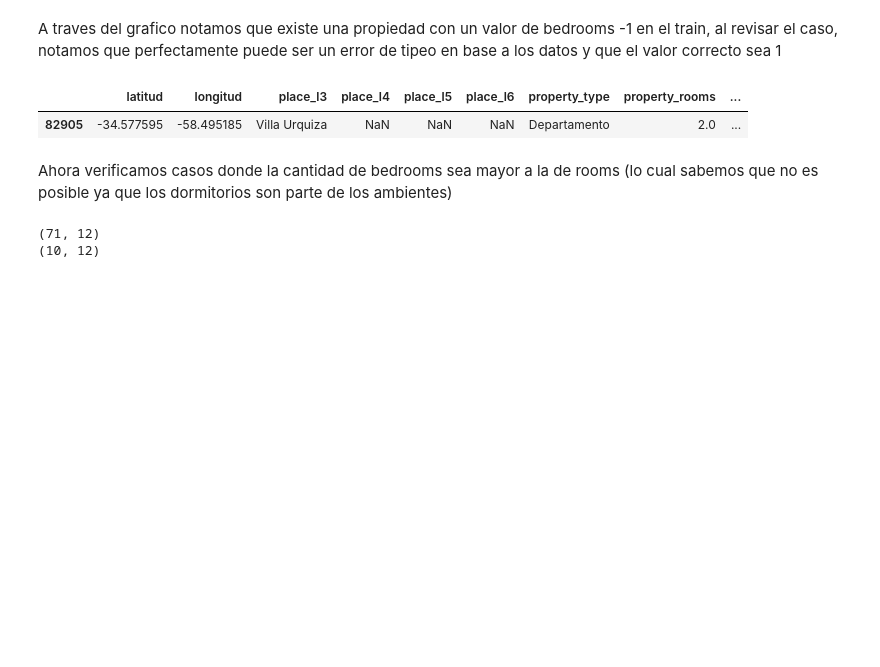
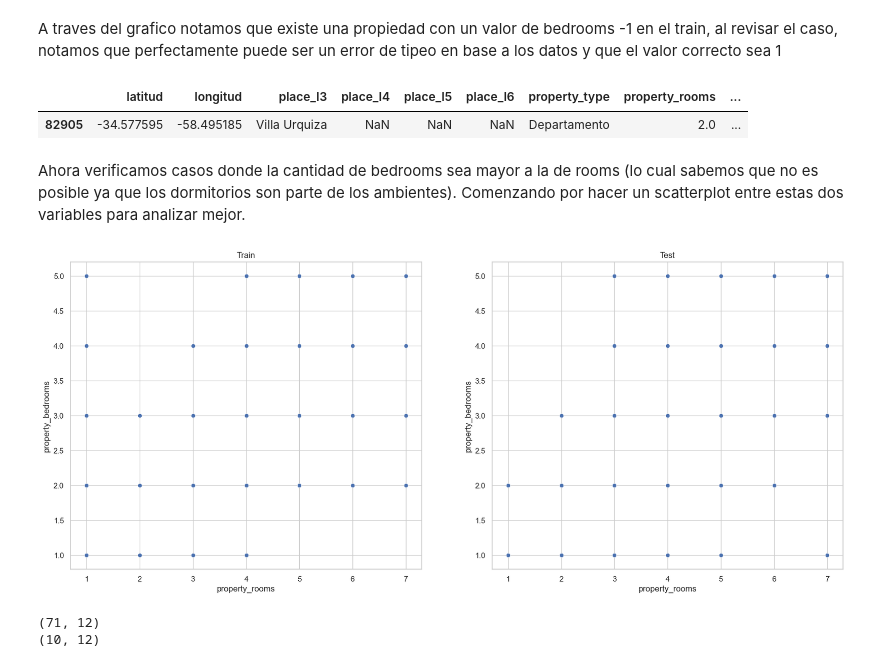
Before and after one commit to franjuarez/7506R-2C2022-GRUPO21, a Jupyter notebook: 7506R_TP1_GRUPO21_ENTREGA.ipynb, the cells around one changed output. Saved outputs shown, nothing was run; the diff lists cells and outputs as text; code cells hidden in the pictures; blank space fills up the shorter version.

Commit message:
scatters roomsvshabiut

```diff
--- a/7506R_TP1_GRUPO21_ENTREGA.ipynb
+++ b/7506R_TP1_GRUPO21_ENTREGA.ipynb
@@ -595,7 +595,23 @@ ds_propiedades_train[ds_propiedades_train['property_bedrooms'] < 0]
 # %%
 ds_propiedades_train.at[82905, 'property_bedrooms'] = 1
 # %% [markdown]
-Ahora verificamos casos donde la cantidad de bedrooms sea mayor a la de rooms (lo cual sabemos que no es posible ya que los dormitorios son parte de los ambientes)
+Ahora verificamos casos donde la cantidad de bedrooms sea mayor a la de rooms (lo cual sabemos que no es posible ya que los dormitorios son parte de los ambientes).
+Comenzando por hacer un scatterplot entre estas dos variables para analizar mejor.
+# %%
+#scatterplot property_rooms vs property_bedrooms for train and test
+fig, axs = plt.subplots(1, 2, figsize=(20, 8))
+
+sns.scatterplot(data=ds_propiedades_train, x='property_rooms', y='property_bedrooms', ax=axs[0])
+sns.scatterplot(data=ds_propiedades_test, x='property_rooms', y='property_bedrooms', ax=axs[1])
+
+#titles
+axs[0].set_title('Train')
+axs[1].set_title('Test')
+
+
+plt.show()
+# %% [output]
+[figure, added]
 # %%
 bedrooms_rooms_erroneas_train = (ds_propiedades_train[ds_propiedades_train['property_bedrooms'] > ds_propiedades_train['property_rooms']])
 bedrooms_rooms_erroneas_test = (ds_propiedades_test[ds_propiedades_test['property_bedrooms'] > ds_propiedades_test['property_rooms']])
```
Also changed, not shown: parts of 2 cells of this notebook.
